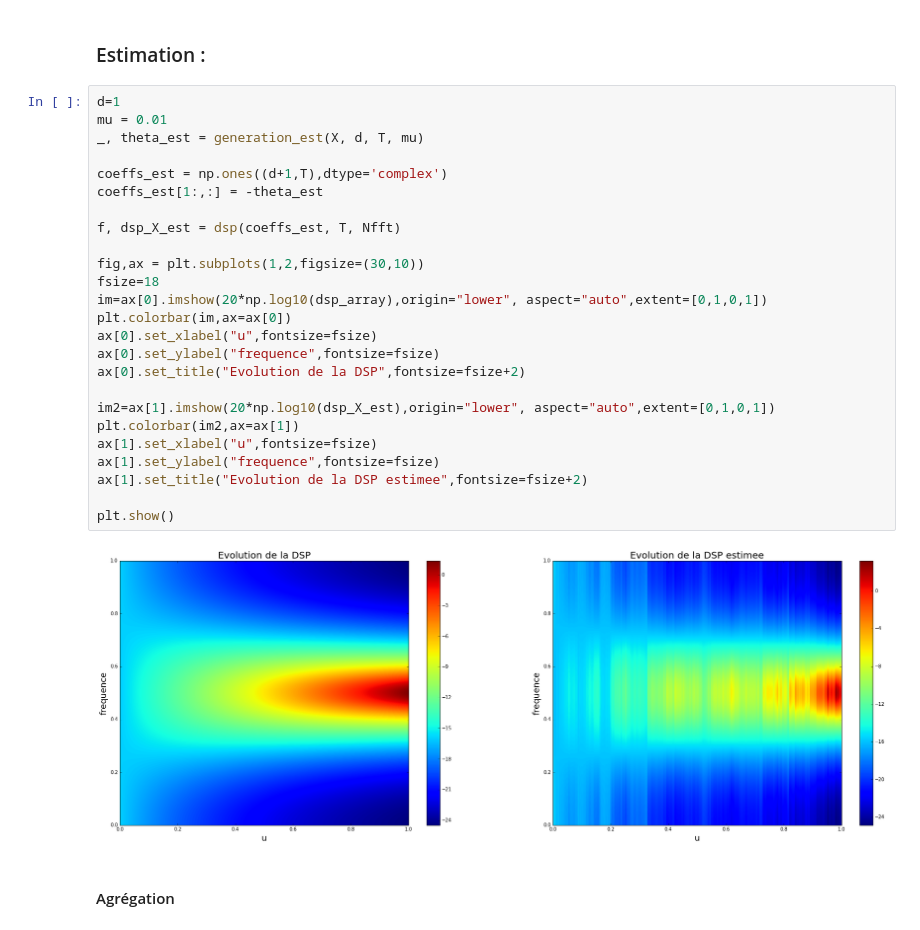
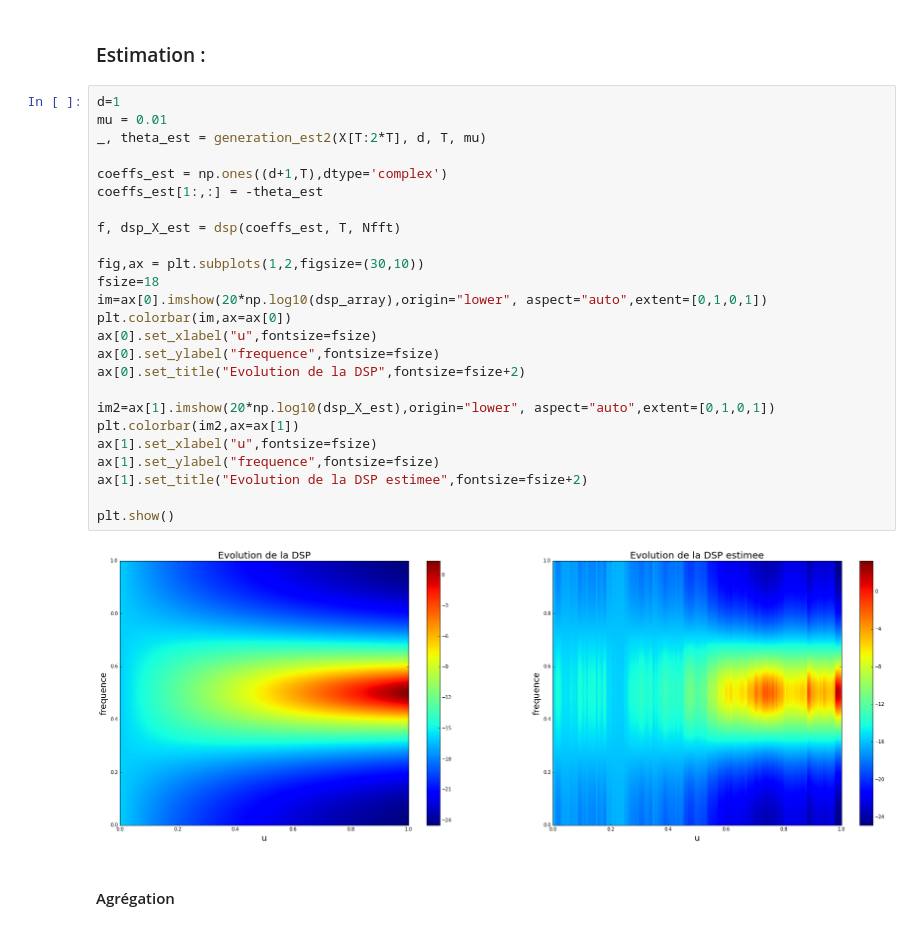
Before and after one commit to jngod2011/TVAR_Prediction, a Jupyter notebook: notebooks/TVAR_2_racines.ipynb, the cells around one changed output. Drawn from its saved outputs; the diff is of its cells as text.

```diff
--- a/notebooks/TVAR_2_racines.ipynb
+++ b/notebooks/TVAR_2_racines.ipynb
@@ -115,30 +117,30 @@ anim.save('TVAR1_racine_module.mp4',fps=150,extra_args=['-vcodec', 'libx264'])
 # %%
 d=1
 mu = 0.01
-_, theta_est = generation_est(X, d, T, mu)
+_, theta_est = generation_est2(X[T:2*T], d, T, mu)
 
 coeffs_est = np.ones((d+1,T),dtype='complex')
 coeffs_est[1:,:] = -theta_est
 
 f, dsp_X_est = dsp(coeffs_est, T, Nfft)
 
 fig,ax = plt.subplots(1,2,figsize=(30,10))
 fsize=18
 im=ax[0].imshow(20*np.log10(dsp_array),origin="lower", aspect="auto",extent=[0,1,0,1])
 plt.colorbar(im,ax=ax[0])
 ax[0].set_xlabel("u",fontsize=fsize)
 ax[0].set_ylabel("frequence",fontsize=fsize)
 ax[0].set_title("Evolution de la DSP",fontsize=fsize+2)
 
 im2=ax[1].imshow(20*np.log10(dsp_X_est),origin="lower", aspect="auto",extent=[0,1,0,1])
 plt.colorbar(im2,ax=ax[1])
 ax[1].set_xlabel("u",fontsize=fsize)
 ax[1].set_ylabel("frequence",fontsize=fsize)
 ax[1].set_title("Evolution de la DSP estimee",fontsize=fsize+2)
 
 plt.show()
 # %% [output]
-[figure, old version]
+[figure, new version]
 # %% [markdown]
 #### Agrégation
 # %%
```
Also changed, not shown: parts of 16 cells of this notebook, 21 other files.
